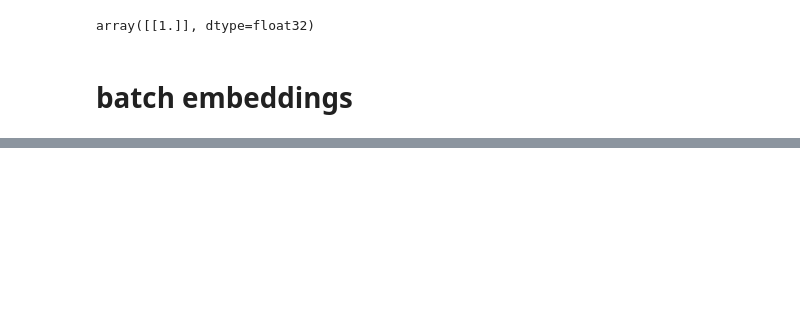
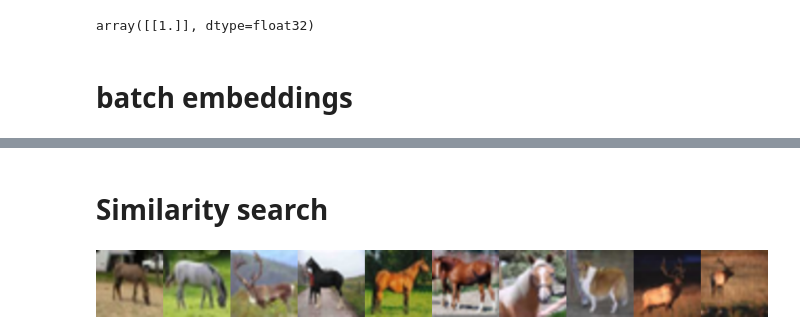
Before and after one commit to algroznykh/notebooks, a Jupyter notebook: clip_embeddings_heatmap.ipynb, the cells around one changed output, grey strips where cells are left out. Saved outputs shown, nothing was run; the diff lists cells and outputs as text; code cells hidden in the pictures; blank space fills up the shorter version.

```diff
--- a/clip_embeddings_heatmap.ipynb
+++ b/clip_embeddings_heatmap.ipynb
@@ -166,0 +163,6 @@ image_grid(ims, 10, 10).resize((1000,1000), Image.NEAREST)
+# %% [markdown]
+# Similarity search
+# %%
+def get_nearest(ims, i, n):
+    df = pd.DataFrame(cosine_similarity(image_features.cpu().numpy(), image_features.cpu().numpy()))
+    return list(df[i].sort_values(ascending=False)[:n].index)
@@ -166,0 +174,18 @@ image_grid(ims, 10, 10).resize((1000,1000), Image.NEAREST)
+# %%
+def hstack(images):
+    widths, heights = zip(*(i.size for i in images))
+
+    total_width = sum(widths)
+    max_height = max(heights)
+    stacked = Image.new('RGB', (total_width, max_height))
+
+    x_offset = 0
+    for im in iter(images):
+        stacked.paste(im, (x_offset,0))
+        x_offset += im.size[0]
+
+    return stacked
+# %%
+hstack([ims[i].resize((256,256)) for i in get_nearest(ims, 99, 10)])
+# %% [output]
+[figure, added]
```
Also changed, not shown: parts of 13 cells of this notebook.
